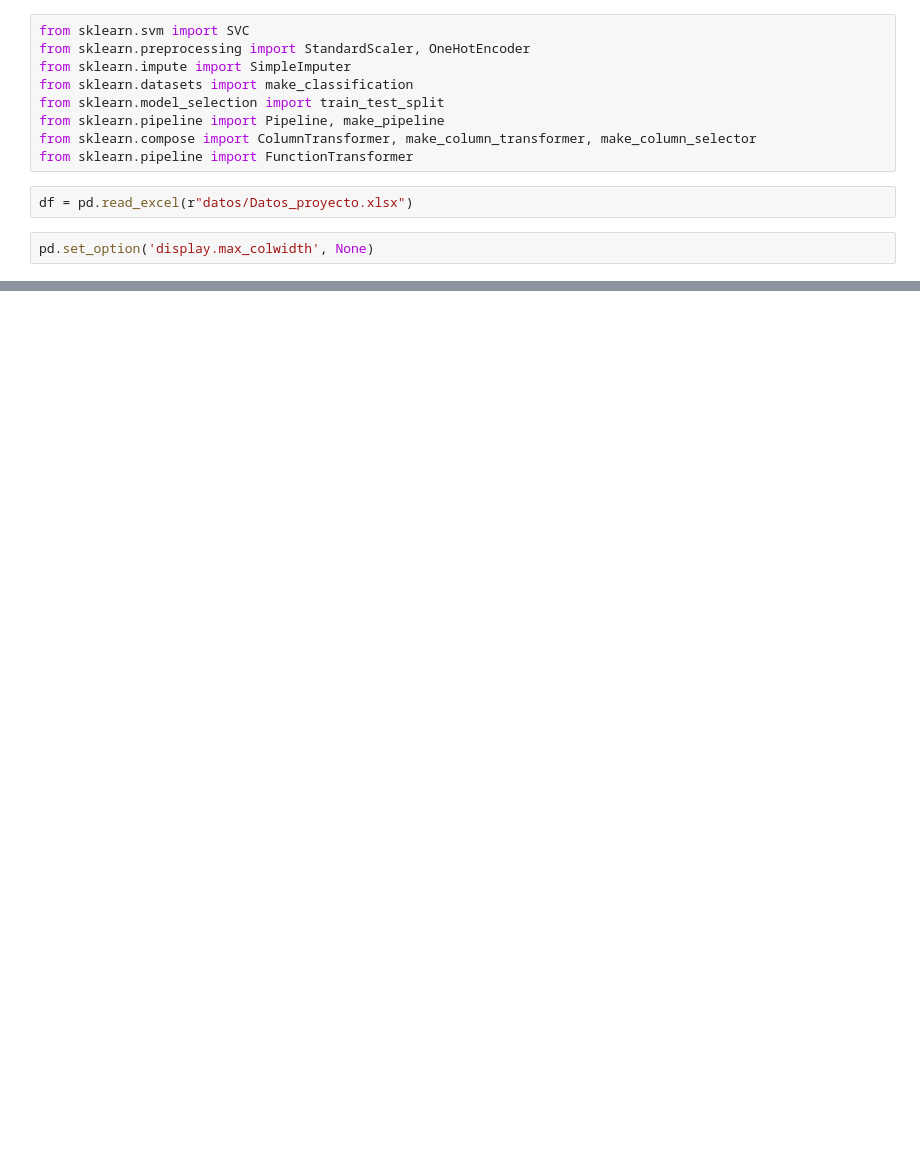
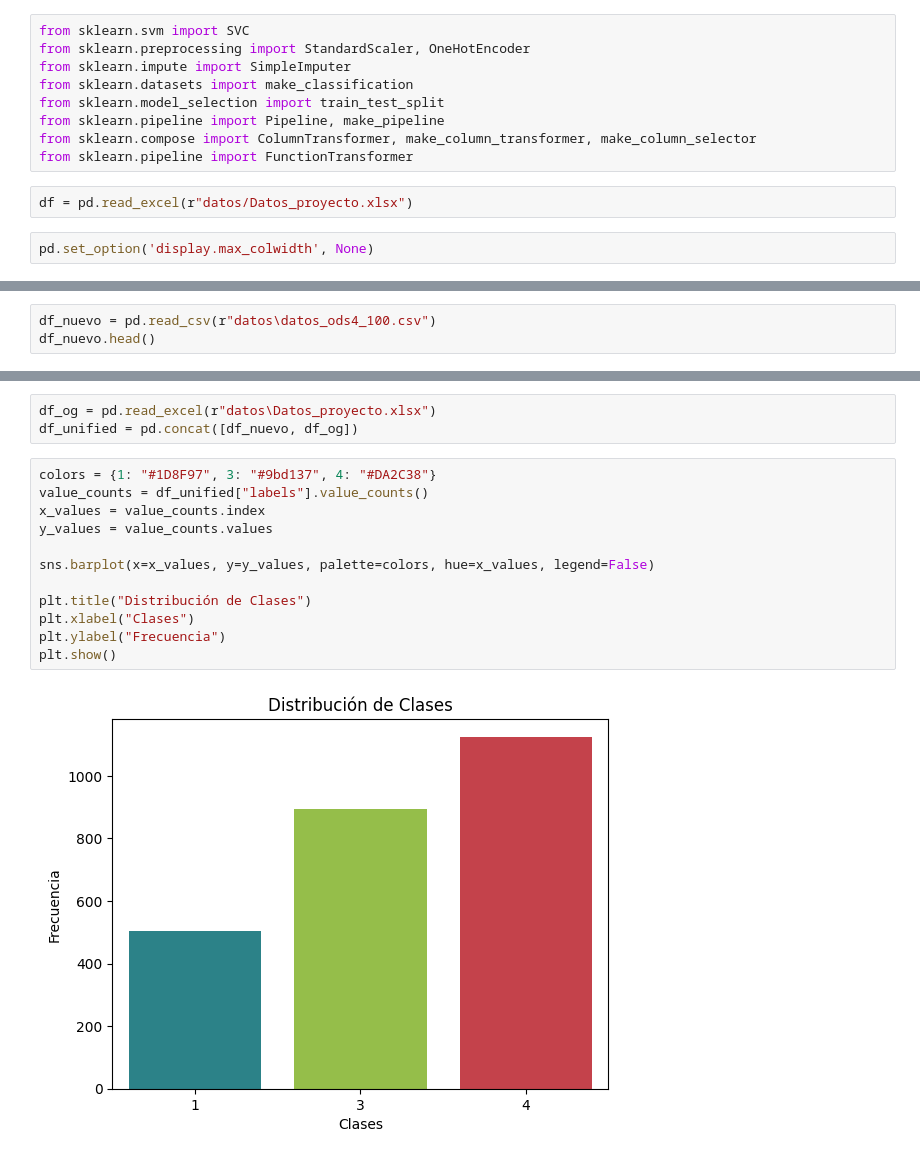
Before and after one commit to BILabsAndProjects/Proyecto1, a Jupyter notebook: pipeline.ipynb, the cells around one changed output, grey strips where cells are left out. Cells and saved outputs as stored; diff of their text form; blank space fills up the shorter version.

```diff
--- a/pipeline.ipynb
+++ b/pipeline.ipynb
@@ -267,0 +406,3 @@ Este método consiste en tomar las nuevas instancias y reentrenar todo el modelo
+# %%
+df_nuevo = pd.read_csv(r"datos\datos_ods4_100.csv")
+df_nuevo.head()
@@ -267,0 +416,17 @@ Este método consiste en tomar las nuevas instancias y reentrenar todo el modelo
+# %%
+df_og = pd.read_excel(r"datos\Datos_proyecto.xlsx")
+df_unified = pd.concat([df_nuevo, df_og])
+# %%
+colors = {1: "#1D8F97", 3: "#9bd137", 4: "#DA2C38"}
+value_counts = df_unified["labels"].value_counts()
+x_values = value_counts.index
+y_values = value_counts.values
+
+sns.barplot(x=x_values, y=y_values, palette=colors, hue=x_values, legend=False)
+
+plt.title("Distribución de Clases")
+plt.xlabel("Clases")
+plt.ylabel("Frecuencia")
+plt.show()
+# %% [output]
+[figure, added]
```
Also changed, not shown: parts of 20 cells of this notebook, 2 other files.
